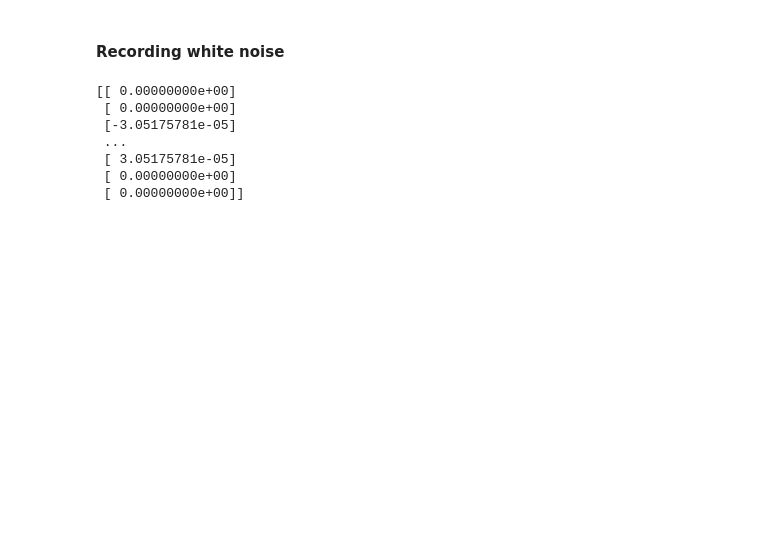
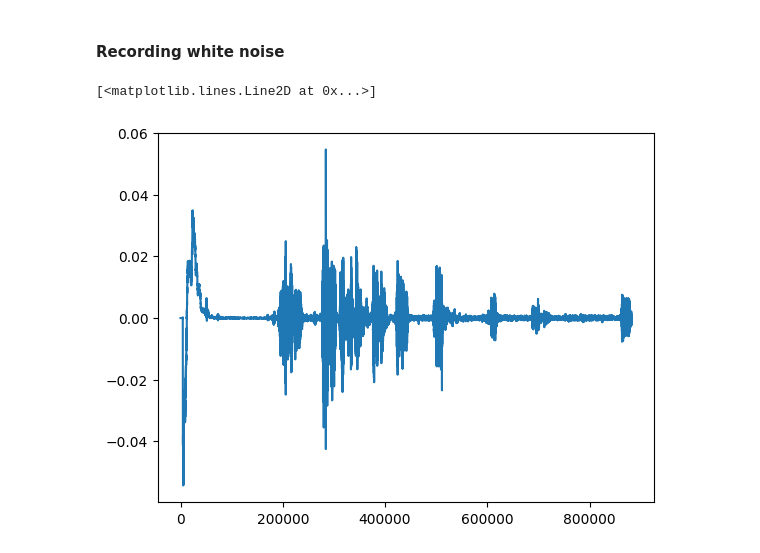
Before and after one commit to ycy29cam/GF3-Audio-Modem, a Jupyter notebook: GF3_synchronisation_00-03.ipynb, the cells around one changed output. Saved outputs shown, nothing was run; the diff lists cells and outputs as text; code cells hidden in the pictures; blank space fills up the shorter version.

```diff
--- a/GF3_synchronisation_00-03.ipynb
+++ b/GF3_synchronisation_00-03.ipynb
@@ -29,17 +51,13 @@ sd.play(noise, SAMPLE_RATE)
 # %%
 # records the audio, use longer duration than the noise
 myrecording = sd.rec(int(RECORDING_DURATION * SAMPLE_RATE), samplerate=SAMPLE_RATE, channels=1)
+sd.wait()  # Wait until recording is finished
+plt.plot(myrecording)
+
+# # records the audio as it plays
+# selfrecording = sd.playrec(noise, SAMPLE_RATE, channels=2)
+# sd.wait()  # Wait until the recording is finished
+# %% [output]
+[<matplotlib.lines.Line2D at 0x...>]
+[figure, added]
-# %%
-# records the audio as it plays
-selfrecording = sd.playrec(noise, SAMPLE_RATE, channels=1)
-sd.wait()  # Wait until the recording is finished
-print(selfrecording)
-# %% [output]
-[[ 0.00000000e+00]
- [ 0.00000000e+00]
- [-3.05175781e-05]
- ...
- [ 3.05175781e-05]
- [ 0.00000000e+00]
- [ 0.00000000e+00]]
 # %%
```
Also changed, not shown: parts of 4 cells of this notebook.
